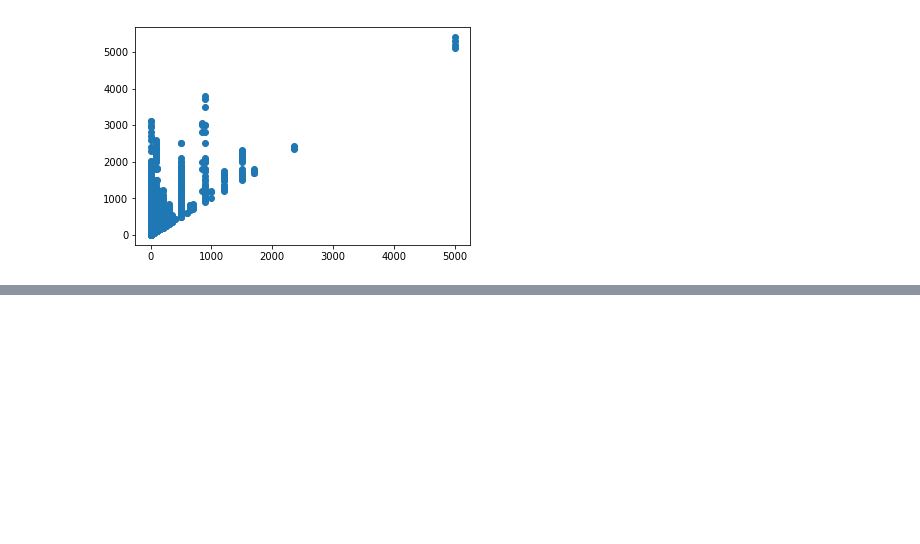
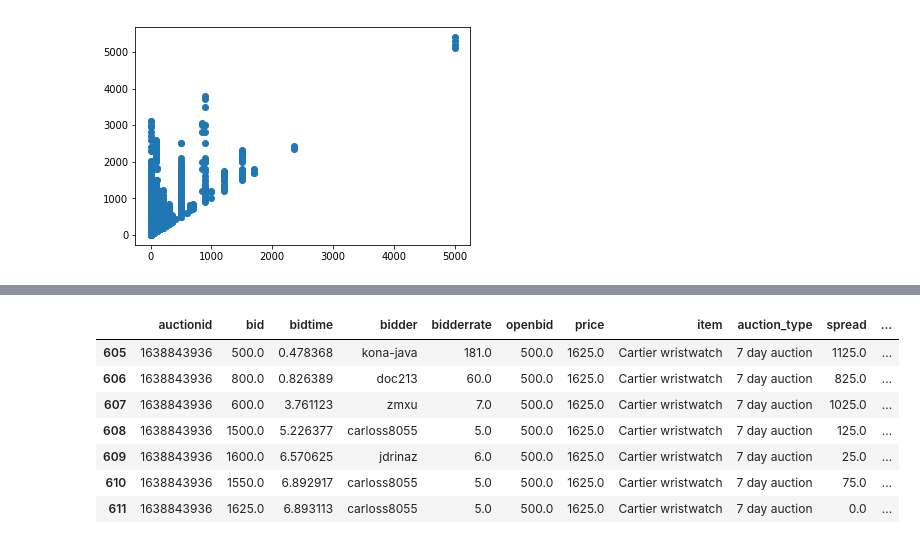
Before and after one commit to madmann18/GA-projects-june, a Jupyter notebook: EDA_Project_I.ipynb, the cells around one changed output, grey strips where cells are left out. Saved outputs shown, nothing was run; the diff lists cells and outputs as text; code cells hidden in the pictures; blank space fills up the shorter version.

```diff
--- a/EDA_Project_I.ipynb
+++ b/EDA_Project_I.ipynb
@@ -126,0 +164,13 @@ auction.price.nunique()
+# %%
+#NEW VARIABLE - item_buyer: if the client bidding on an item is succesful
+#new df where we are just looking at succesful bids
+w_bidders = auction[(auction["winning_bid"] == True)]
+#newer df of winning succesful bidders by auctionid & bidder name
+s_bidders = w_bidders.groupby("auctionid")["bidder"].value_counts()
+s_bidders.to_dict()
+#now we have our new column
+auction["item_buyer"] = auction.set_index(["auctionid", "bidder"]).index.map(s_bidders.get)
+#...but need to replace the nulls with False and values >=1 with True
+auction["item_buyer"] = np.where(auction["item_buyer"] >= 1, True, False)
+#checking to see where i know a bidder shows up multiple times that all will reflect true... woot
+auction[auction["auctionid"] == 1641783552]
@@ -127 +211,18 @@ auction.price.nunique()
+# %%
+#NEW VARIABLE - bidder_count: number of bids per bidder on an auction item
+#goal - bids per bidder in each sale
+#for auction item - for bidder the count of one bidders recorded
+bidder_count = auction.groupby("auctionid")['bidder'].value_counts()
+bidder_count.to_dict() #taking the bidder counts and making a dictionary to map with
+auction["bidder_count"] = auction.set_index(["auctionid", "bidder"]).index.map(bidder_count.get)
+auction[auction["auctionid"] == 1638843936] #checking a value after mapping
+# %% [output]
+|  | auctionid | bid | bidtime | bidder | bidderrate | openbid | price | item | auction_type | spread | ... |
+| 605 | 1638843936 | 500.0 | 0.478368 | kona-java | 181.0 | 500.0 | 1625.0 | Cartier wristwatch | 7 day auction | 1125.0 | ... |
+| 606 | 1638843936 | 800.0 | 0.826389 | doc213 | 60.0 | 500.0 | 1625.0 | Cartier wristwatch | 7 day auction | 825.0 | ... |
+| 607 | 1638843936 | 600.0 | 3.761123 | zmxu | 7.0 | 500.0 | 1625.0 | Cartier wristwatch | 7 day auction | 1025.0 | ... |
+| 608 | 1638843936 | 1500.0 | 5.226377 | carloss8055 | 5.0 | 500.0 | 1625.0 | Cartier wristwatch | 7 day auction | 125.0 | ... |
+| 609 | 1638843936 | 1600.0 | 6.570625 | jdrinaz | 6.0 | 500.0 | 1625.0 | Cartier wristwatch | 7 day auction | 25.0 | ... |
+| 610 | 1638843936 | 1550.0 | 6.892917 | carloss8055 | 5.0 | 500.0 | 1625.0 | Cartier wristwatch | 7 day auction | 75.0 | ... |
+| 611 | 1638843936 | 1625.0 | 6.893113 | carloss8055 | 5.0 | 500.0 | 1625.0 | Cartier wristwatch | 7 day auction | 0.0 | ... |
 # %%
```
Also changed, not shown: parts of 33 cells of this notebook.
